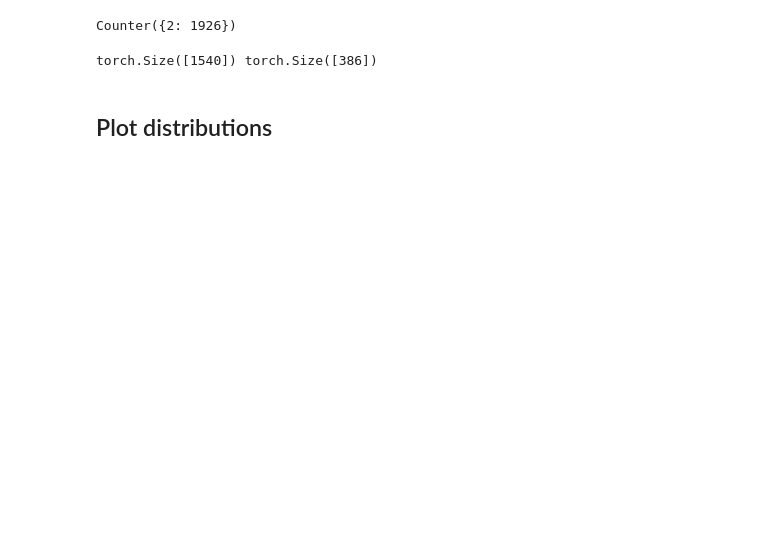
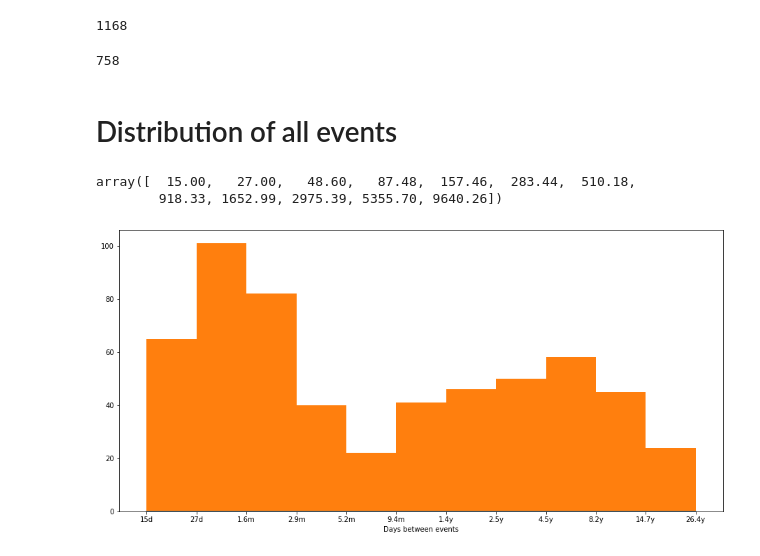
Before and after one commit to JasonBenn/neighborhood, a Jupyter notebook: neighborhood/houses/notebooks/learn housing distribution.ipynb, the cells around one changed output. Saved outputs shown, nothing was run; the diff lists cells and outputs as text; code cells hidden in the pictures; blank space fills up the shorter version.

```diff
--- a/neighborhood/houses/notebooks/learn housing distribution.ipynb
+++ b/neighborhood/houses/notebooks/learn housing distribution.ipynb
@@ -71,15 +98,43 @@ for listing in listings:
+# %%
+oo = [x for x in examples if x[0]['owner_occupied']]
+len(oo)
+# %% [output]
+1168
+# %%
+noo = [x for x in examples if not x[0]['owner_occupied']]
+len(noo)
+# %% [output]
+758
+# %% [markdown]
+# Distribution of all events
+# %%
+# I made this formula up based on the exponential distribution I wanted!
+bins = 15 * 1.8 ** np.arange(12)
+bins
+# %% [output]
+array([  15.00,   27.00,   48.60,   87.48,  157.46,  283.44,  510.18,
+        918.33, 1652.99, 2975.39, 5355.70, 9640.26])
+# %%
+def format_years(x, pos):
+    if x < 30:
+        return str(int(x)) + 'd'
+    if x < 365:
+        return str(round(x / 30, 1)) + 'm'
+    return str(round(x / 365, 1)) + 'y'
+
+
+def plot_dataset(days_bw_events):
+    fig = plt.figure()
+    ax = fig.add_axes([0.1, 0.1, 2, 1.4])
+
+    ax.semilogx(bins, np.zeros_like(bins))
+    ax.hist(days_bw_events, bins=bins)
+    ax.set_xlabel('Days between events')
+
+    ax.xaxis.set_ticks(bins)
+    ax.xaxis.set_minor_locator(plt.MultipleLocator(1e8))  # hack: hide minor ticks
+    ax.xaxis.set_major_formatter(ticker.FuncFormatter(format_years))
 # %%
-Counter([len(x) for x in event_pairs])
+plot_dataset(np.array([x[1] for x in noo]))
 # %% [output]
-Counter({2: 1926})
+[figure, added]
-# %%
-days_bw_events = torch.Tensor([(x[0]['date'] - x[1]['date']).days for x in event_pairs])
-len_dataset = len(days_bw_events)
-num_train_examples = int(len_dataset * .8)
-train_data = days_bw_events[:num_train_examples]
-test_data = days_bw_events[num_train_examples:]
-print(training_data.shape, test_data.shape)
-# %% [output]
-torch.Size([1540]) torch.Size([386])
-# %% [markdown]
-## Plot distributions
```
Also changed, not shown: parts of 16 cells of this notebook, 3 other files.
